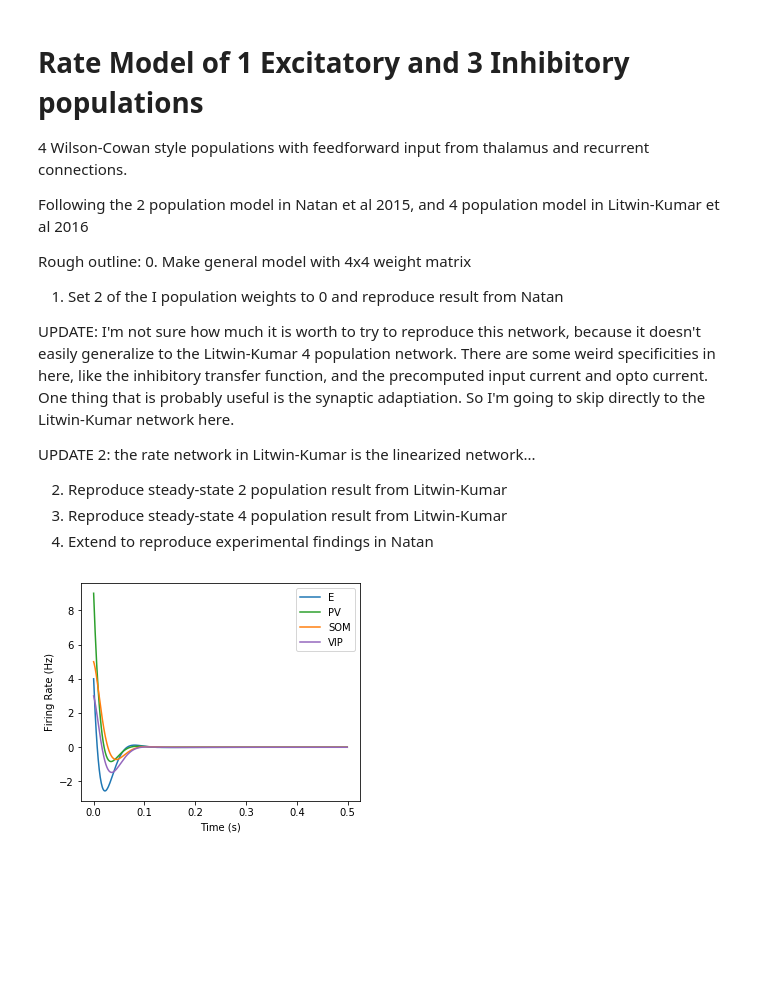
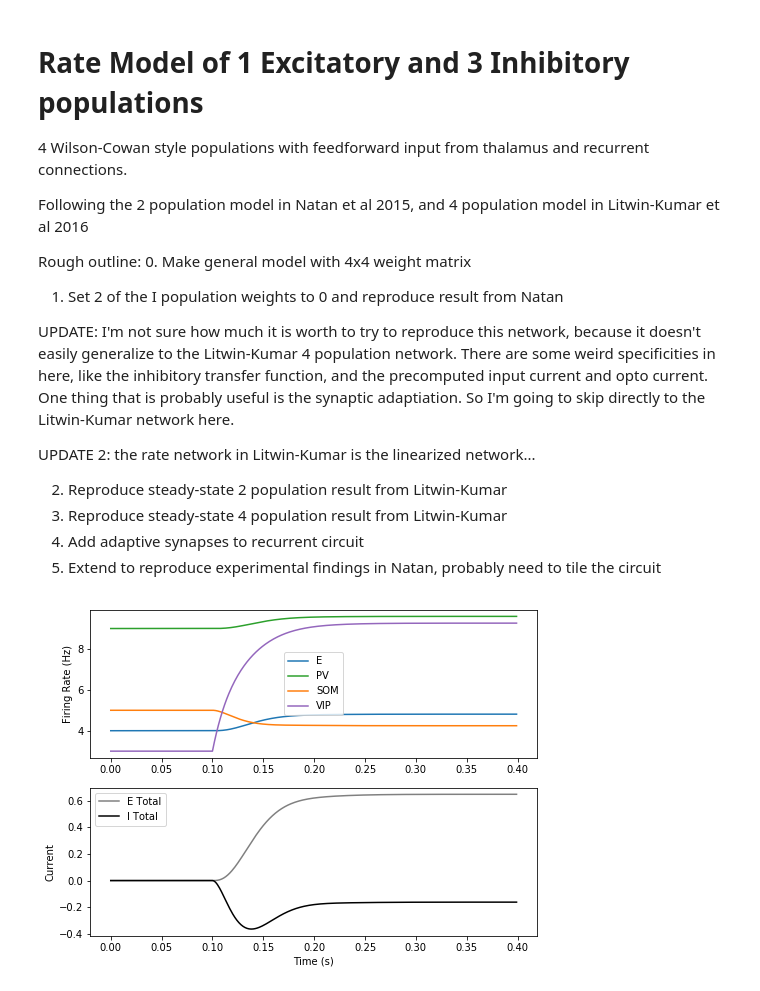
Before and after one commit to rdgao/1E3I, a Jupyter notebook: notebooks/rate_model.ipynb, the cells around one changed output. Cells and saved outputs as stored; diff of their text form; code cells hidden in the pictures; blank space fills up the shorter version.

Commit message:
reproduced steady state paradoxal inhibition in LK model

```diff
--- a/notebooks/rate_model.ipynb
+++ b/notebooks/rate_model.ipynb
@@ -14,13 +14,15 @@ UPDATE 2: the rate network in Litwin-Kumar is the linearized network...
 
 2. Reproduce steady-state 2 population result from Litwin-Kumar
 3. Reproduce steady-state 4 population result from Litwin-Kumar
-4. Extend to reproduce experimental findings in Natan
+4. Add adaptive synapses to recurrent circuit
+5. Extend to reproduce experimental findings in Natan, probably need to tile the circuit
 # %%
 from scipy import integrate
 import numpy as np
 import matplotlib.pyplot as plt
 import seaborn as sns
 %matplotlib inline
+CKEYS = plt.rcParams['axes.prop_cycle'].by_key()['color']
 # %%
 def network(r, t, J, T):
     drdt = -r + transfer_func(mu(t) + np.dot(J,r))
@@ -33,42 +35,63 @@ def linear_network(r, t, W, T):
 
 def transfer_func(curr_input):
     # transfer function from current to firing rate
-    return curr_input
+    return curr_input**2
 
 def mu(t):
     # time-varying input to the network
-    return 0
+    return constant_b(t)
 
 def constant_b(t):
     # it's a convenient trick so we can index input by time, but it seems
     # the integration is time asynchronous, i.e. at uneven time steps
-    return 0
-    return np.array([0,0,0,5]).T
+    if t<=0.1:
+        return 0
+    else:
+        return np.array([0,0,0,5]).T
 
-def plot_rates(t,r):
+def plot_rates(t,r,W):
     c_ord = [0,2,1,4]
     labels = ['E','PV','SOM','VIP']
+    plt.subplot(2,1,1)
     for i in range(4):
         plt.plot(t,r[:,i],color=CKEYS[c_ord[i]],label=labels[i])
 
-    plt.xlabel('Time (s)')
     plt.ylabel('Firing Rate (Hz)')
     plt.legend()
+
+    plt.subplot(2,1,2)
+    Ie, Ii = return_EI(r,W)
+    plt.plot(t,Ie, 'gray', label='E Total')
+    plt.plot(t,Ii, 'k', label='I Total')
+    plt.xlabel('Time (s)')
+    plt.ylabel('Current')
+    plt.legend()
+
+
+# def return_EI(r, W):
+#     Ie = np.outer(r[:,0],W[:,0]).sum(1)
+#     Ii = np.zeros_like(Ie)
+#     for i in range(1,r.shape[1]):
+#         Ii+= np.outer(r[:,i],W[:,i]).sum(1)
+#     return Ie-Ie[0], Ii-Ii[0]
+
+def return_EI(r, W):
+    curr = W[0,:]*r
+    Ie, Ii=curr[:,0], -curr[:,1:].sum(1)
+    return Ie-Ie[0],Ii-Ii[0]
 # %%
 r0 = np.array([4,9,5,3]).T
-T, dt = 0.5, 0.001
+T, dt = 0.4, 0.001
 t = np.arange(0,T,dt)
 W_EE = 0.8
 W = np.array([[W_EE, -1, -1, 0],
               [1, -1, -0.5, 0],
               [1, 0, 0, -0.25],
               [1, 0, -0.6, 0]])
 
-
 taus = np.array([0.02, 0.02, 0.02, 0.02]).T
-r = integrate.odeint(linear_network, r0, t, args=(W, taus))
+r = integrate.odeint(linear_network, np.zeros(4), t, args=(W, taus))
+plt.figure(figsize=(8,6))
+plot_rates(t,r+r0, W)
+# %% [output]
+[figure, added]
-# %%
-plt.figure(figsize=(5,4))
-plot_rates(t,r)
-# %% [output]
-[figure, removed]
```
Also changed, not shown: parts of 1 cell of this notebook.
